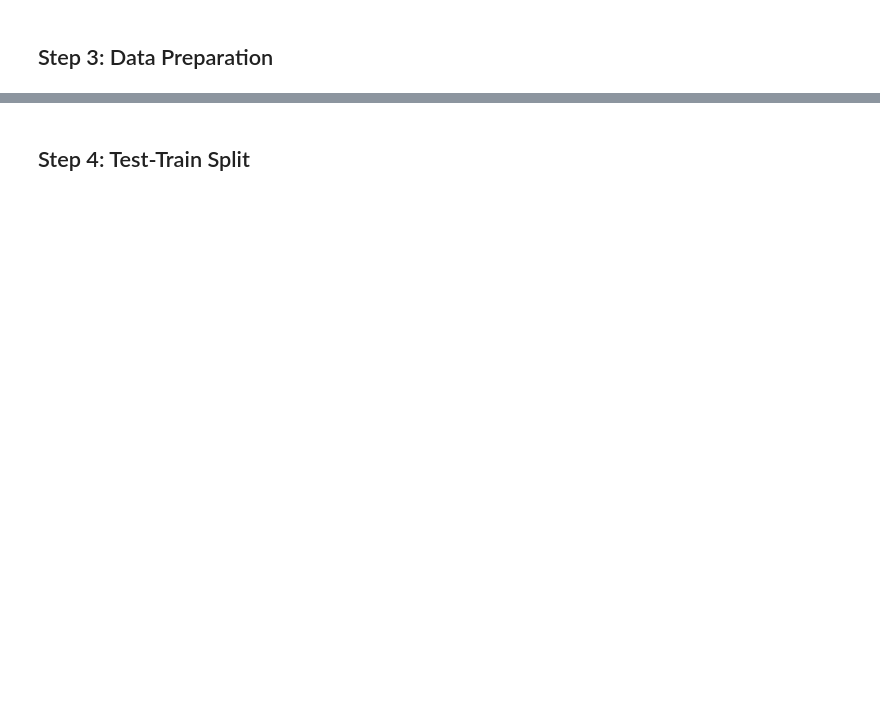
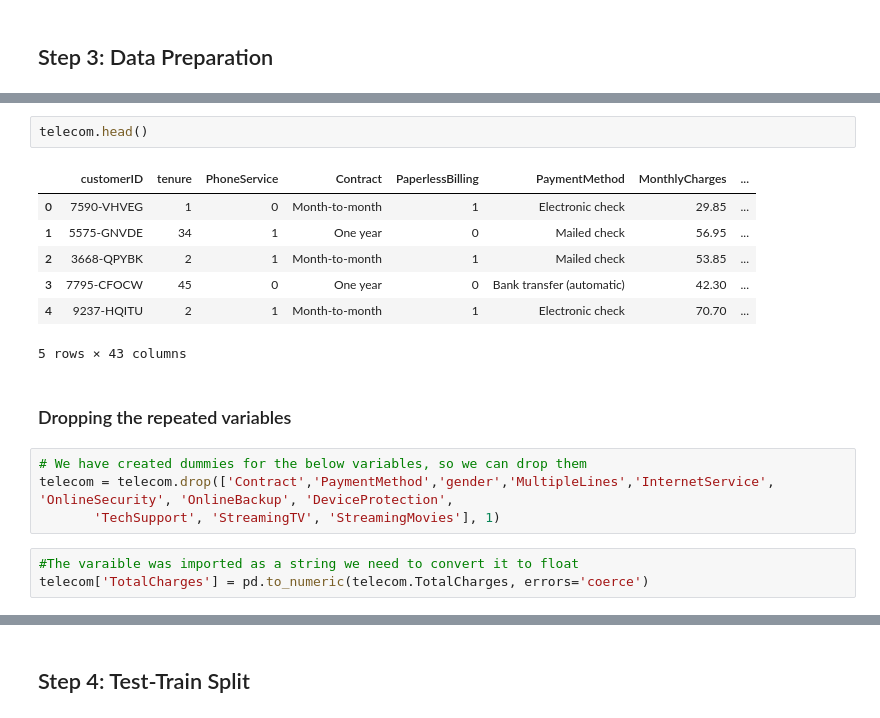
Before and after one commit to surajwate/telecom-churn, a Jupyter notebook: LogisticRegression.ipynb, the cells around one changed output, grey strips where cells are left out. Drawn from its saved outputs; the diff is of its cells as text; blank space fills up the shorter version.

```diff
--- a/LogisticRegression.ipynb
+++ b/LogisticRegression.ipynb
@@ -106,0 +191,19 @@ memory usage: 1.1+ MB
+# %%
+telecom.head()
+# %% [output]
+|  | customerID | tenure | PhoneService | Contract | PaperlessBilling | PaymentMethod | MonthlyCharges | ... |
+| 0 | 7590-VHVEG | 1 | 0 | Month-to-month | 1 | Electronic check | 29.85 | ... |
+| 1 | 5575-GNVDE | 34 | 1 | One year | 0 | Mailed check | 56.95 | ... |
+| 2 | 3668-QPYBK | 2 | 1 | Month-to-month | 1 | Mailed check | 53.85 | ... |
+| 3 | 7795-CFOCW | 45 | 0 | One year | 0 | Bank transfer (automatic) | 42.30 | ... |
+| 4 | 9237-HQITU | 2 | 1 | Month-to-month | 1 | Electronic check | 70.70 | ... |
+5 rows × 43 columns
+# %% [markdown]
+### Dropping the repeated variables
+# %%
+# We have created dummies for the below variables, so we can drop them
+telecom = telecom.drop(['Contract','PaymentMethod','gender','MultipleLines','InternetService', 'OnlineSecurity', 'OnlineBackup', 'DeviceProtection',
+       'TechSupport', 'StreamingTV', 'StreamingMovies'], 1)
+# %%
+#The varaible was imported as a string we need to convert it to float
+telecom['TotalCharges'] = pd.to_numeric(telecom.TotalCharges, errors='coerce')
```
Also changed, not shown: parts of 28 cells of this notebook.
